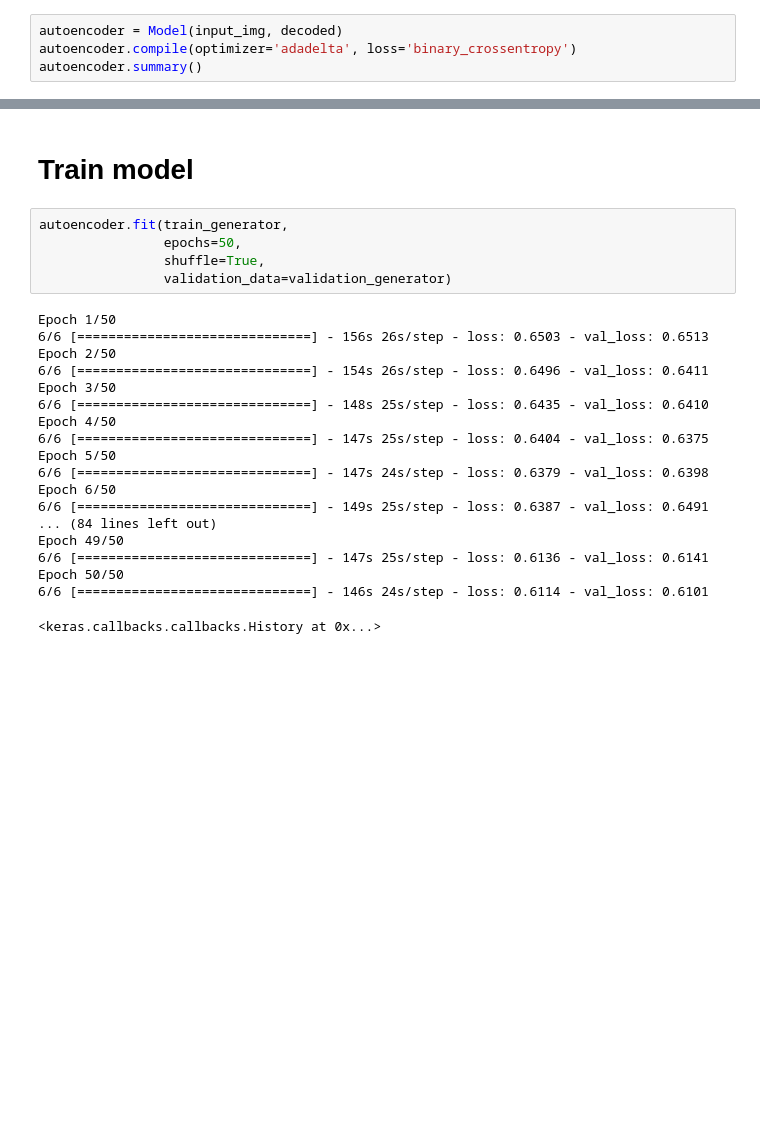
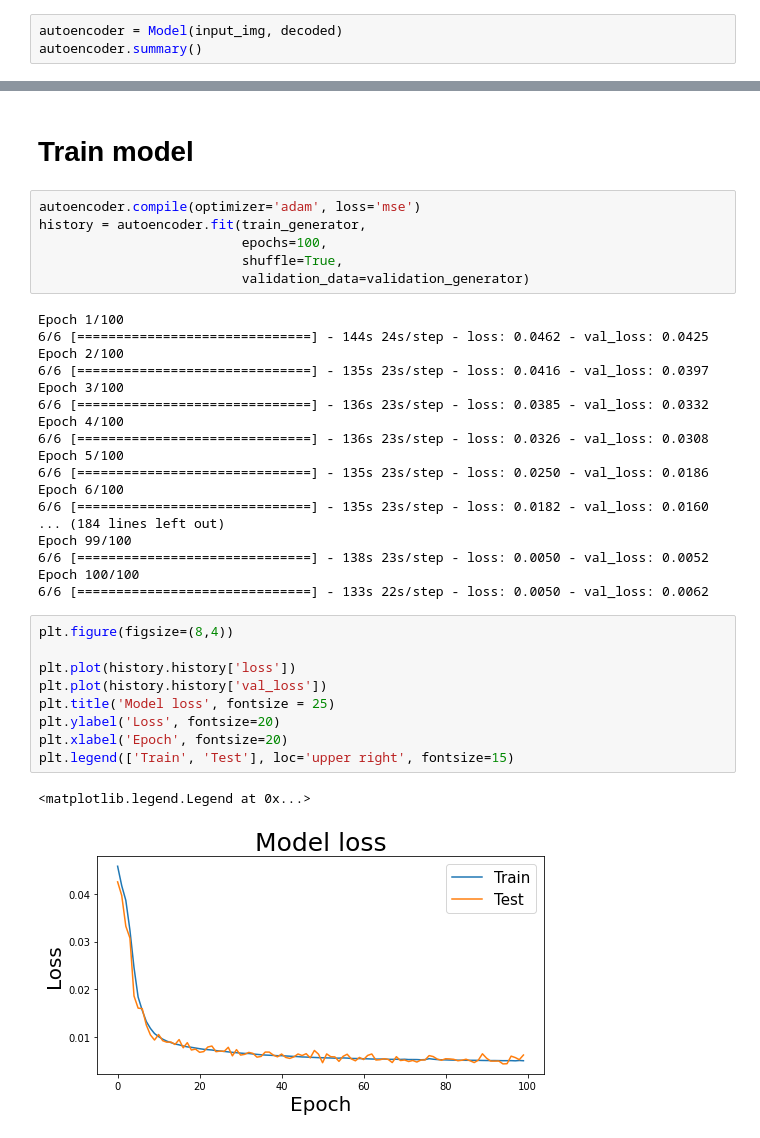
Before and after one commit to ArtemAvanesov/Python-Labs, a Jupyter notebook: Экспериментальные проекты/Autoencoders/autoencoders_leafs.ipynb, the cells around one changed output, grey strips where cells are left out. Cells and saved outputs as stored; diff of their text form; blank space fills up the shorter version.

Commit message:
Update autoencoders_leafs work

```diff
--- a/Экспериментальные проекты/Autoencoders/autoencoders_leafs.ipynb
+++ b/Экспериментальные проекты/Autoencoders/autoencoders_leafs.ipynb
@@ -34,6 +37,5 @@ print(decoded.shape)
 # Set model params
 # %%
 autoencoder = Model(input_img, decoded)
-autoencoder.compile(optimizer='adadelta', loss='binary_crossentropy')
 autoencoder.summary()
 # %% [output]
@@ -89,26 +112,38 @@ Found 339 images belonging to 4 classes.
 # %% [markdown]
 # Train model
 # %%
-autoencoder.fit(train_generator,
-                epochs=50,
-                shuffle=True,
-                validation_data=validation_generator)
+autoencoder.compile(optimizer='adam', loss='mse')
+history = autoencoder.fit(train_generator,
+                          epochs=100,
+                          shuffle=True,
+                          validation_data=validation_generator)
 # %% [output]
-Epoch 1/50
-6/6 [==============================] - 156s 26s/step - loss: 0.6503 - val_loss: 0.6513
-Epoch 2/50
-6/6 [==============================] - 154s 26s/step - loss: 0.6496 - val_loss: 0.6411
-Epoch 3/50
-6/6 [==============================] - 148s 25s/step - loss: 0.6435 - val_loss: 0.6410
-Epoch 4/50
-6/6 [==============================] - 147s 25s/step - loss: 0.6404 - val_loss: 0.6375
-Epoch 5/50
-6/6 [==============================] - 147s 24s/step - loss: 0.6379 - val_loss: 0.6398
-Epoch 6/50
-6/6 [==============================] - 149s 25s/step - loss: 0.6387 - val_loss: 0.6491
-... (84 lines left out)
-Epoch 49/50
-6/6 [==============================] - 147s 25s/step - loss: 0.6136 - val_loss: 0.6141
-Epoch 50/50
-6/6 [==============================] - 146s 24s/step - loss: 0.6114 - val_loss: 0.6101
+Epoch 1/100
+6/6 [==============================] - 144s 24s/step - loss: 0.0462 - val_loss: 0.0425
+Epoch 2/100
+6/6 [==============================] - 135s 23s/step - loss: 0.0416 - val_loss: 0.0397
+Epoch 3/100
+6/6 [==============================] - 136s 23s/step - loss: 0.0385 - val_loss: 0.0332
+Epoch 4/100
+6/6 [==============================] - 136s 23s/step - loss: 0.0326 - val_loss: 0.0308
+Epoch 5/100
+6/6 [==============================] - 135s 23s/step - loss: 0.0250 - val_loss: 0.0186
+Epoch 6/100
+6/6 [==============================] - 135s 23s/step - loss: 0.0182 - val_loss: 0.0160
+... (184 lines left out)
+Epoch 99/100
+6/6 [==============================] - 138s 23s/step - loss: 0.0050 - val_loss: 0.0052
+Epoch 100/100
+6/6 [==============================] - 133s 22s/step - loss: 0.0050 - val_loss: 0.0062
-<keras.callbacks.callbacks.History at 0x...>
+# %%
+plt.figure(figsize=(8,4))
+
+plt.plot(history.history['loss'])
+plt.plot(history.history['val_loss'])
+plt.title('Model loss', fontsize = 25)
+plt.ylabel('Loss', fontsize=20)
+plt.xlabel('Epoch', fontsize=20)
+plt.legend(['Train', 'Test'], loc='upper right', fontsize=15)
+# %% [output]
+<matplotlib.legend.Legend at 0x...>
+[figure, added]
```
Also changed, not shown: parts of 8 cells of this notebook.
